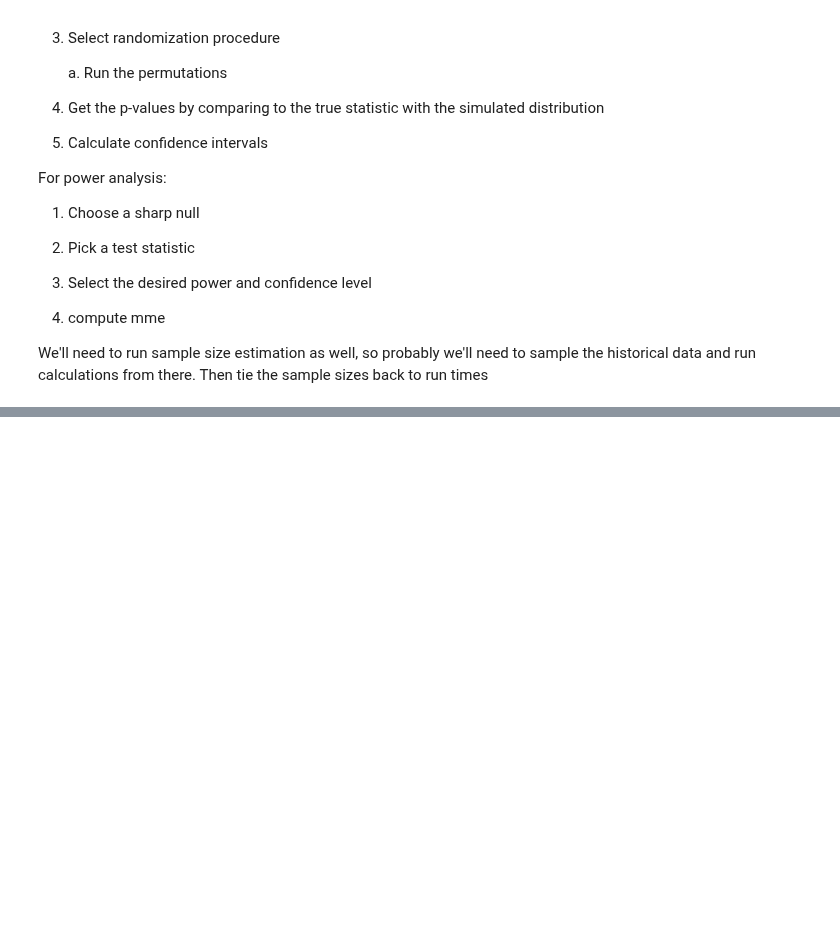
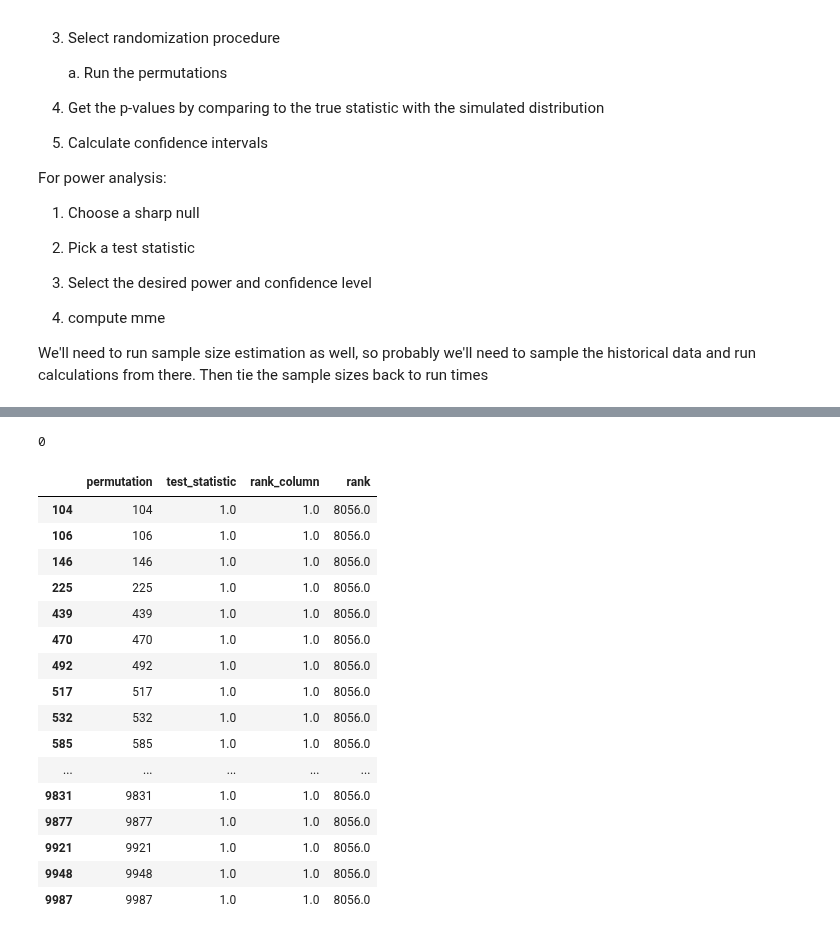
Before and after one commit to dokeeffe87/stats_utils, a Jupyter notebook: notebooks/scratch_work/dev_randomization_inference.ipynb, the cells around one changed output, grey strips where cells are left out. Cells and saved outputs as stored; diff of their text form; code cells hidden in the pictures; blank space fills up the shorter version.

```diff
--- a/notebooks/scratch_work/dev_randomization_inference.ipynb
+++ b/notebooks/scratch_work/dev_randomization_inference.ipynb
@@ -86,19 +86,19 @@ df.query("{0}==@val".format(t))
 # %%
 def ri_test_statistic_difference_in_means(df, outcome_col, treatment_col, treatment_name, control_name):
 
-    sdo = df.query("{0}==@treatment_name".format(treatment_col))[outcome_col].mean() - df.query("{0}==@control_name".format(treatment_col)).mean()
+    sdo = df.query("{0}==@treatment_name".format(treatment_col))[outcome_col].mean(numeric_only=True) - df.query("{0}==@control_name".format(treatment_col))[outcome_col].mean(numeric_only=True)
 
     return sdo
 # %%
 def ri_test_statistic_difference_in_ks(df, outcome_col, treatment_col, treatment_name, control_name, alternative='two-sided'):
 
-    ks_ = stats.ks_2samp(df.query("{0}==@treatment_name".format(treatment_col))[outcome_col].values - df.query("{0}==@control_name".format(treatment_col)).values, alternative=alternative)
+    ks_ = stats.ks_2samp(df.query("{0}==@treatment_name".format(treatment_col))[outcome_col].values - df.query("{0}==@control_name".format(treatment_col))[outcome_col].values, alternative=alternative)
 
     return ks_
 # %%
 def ri_test_statistic_difference_in_quantiles(df, outcome_col, treatment_col, treatment_name, control_name, quantile=0.5):
 
-    q_diff = df.query("{0}==@treatment_name".format(treatment_col))[outcome_col].quantile(q=quantile) - df.query("{0}==@control_name".format(treatment_col)).quantile(q=quantile)
+    q_diff = df.query("{0}==@treatment_name".format(treatment_col))[outcome_col].quantile(q=quantile) - df.query("{0}==@control_name".format(treatment_col))[outcome_col].quantile(q=quantile)
 
     return q_diff
 # %% [markdown]
@@ -286,0 +273,2 @@ class RandomizationInference:
+# %%
+test_run = RandomizationInference()
@@ -286,0 +331,24 @@ class RandomizationInference:
+# %%
+test_run.df_sims['permutation'].min()
+# %% [output]
+0
+# %%
+test_run.df_sims.query("test_statistic==1")
+# %% [output]
+|  | permutation | test_statistic | rank_column | rank |
+| 104 | 104 | 1.0 | 1.0 | 8056.0 |
+| 106 | 106 | 1.0 | 1.0 | 8056.0 |
+| 146 | 146 | 1.0 | 1.0 | 8056.0 |
+| 225 | 225 | 1.0 | 1.0 | 8056.0 |
+| 439 | 439 | 1.0 | 1.0 | 8056.0 |
+| 470 | 470 | 1.0 | 1.0 | 8056.0 |
+| 492 | 492 | 1.0 | 1.0 | 8056.0 |
+| 517 | 517 | 1.0 | 1.0 | 8056.0 |
+| 532 | 532 | 1.0 | 1.0 | 8056.0 |
+| 585 | 585 | 1.0 | 1.0 | 8056.0 |
+| ... | ... | ... | ... | ... |
+| 9831 | 9831 | 1.0 | 1.0 | 8056.0 |
+| 9877 | 9877 | 1.0 | 1.0 | 8056.0 |
+| 9921 | 9921 | 1.0 | 1.0 | 8056.0 |
+| 9948 | 9948 | 1.0 | 1.0 | 8056.0 |
+| 9987 | 9987 | 1.0 | 1.0 | 8056.0 |
```
Also changed, not shown: parts of 19 cells of this notebook.
